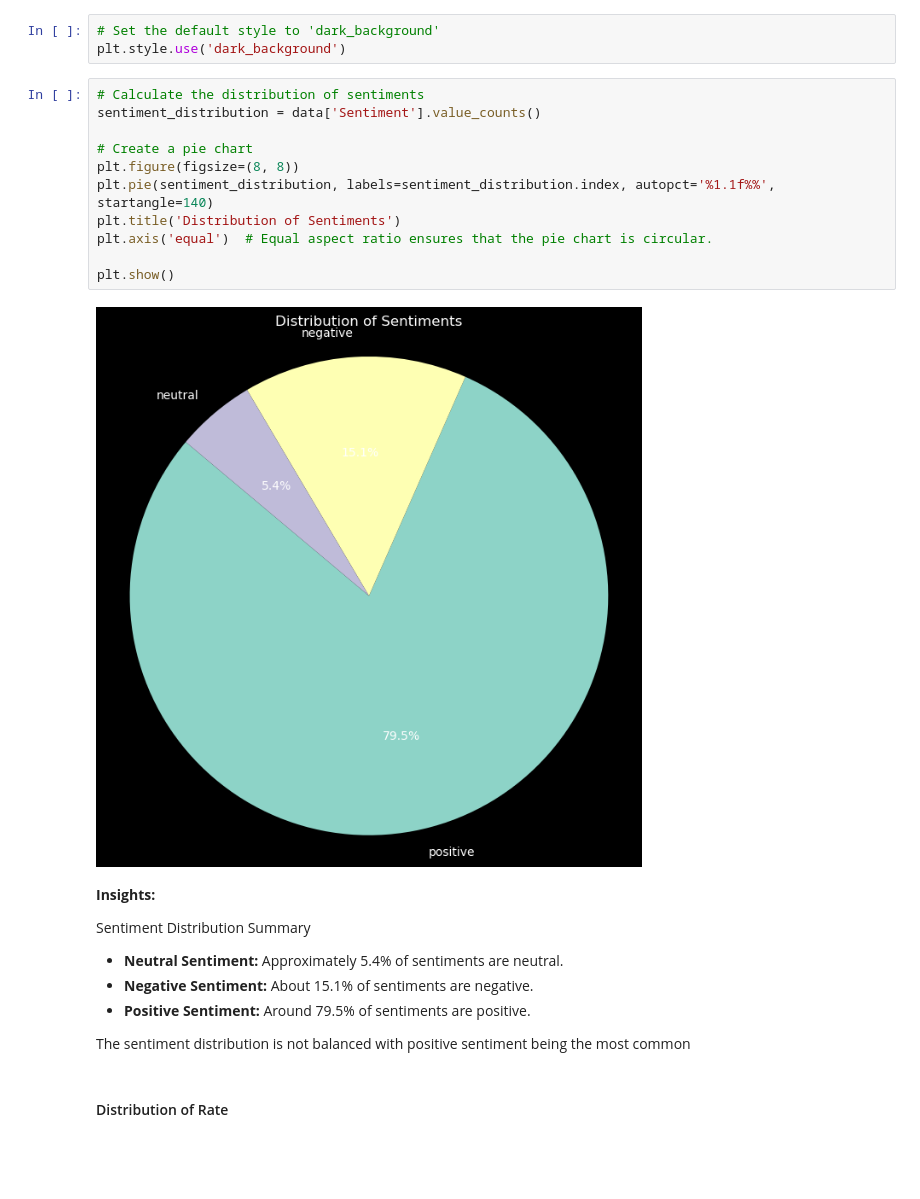
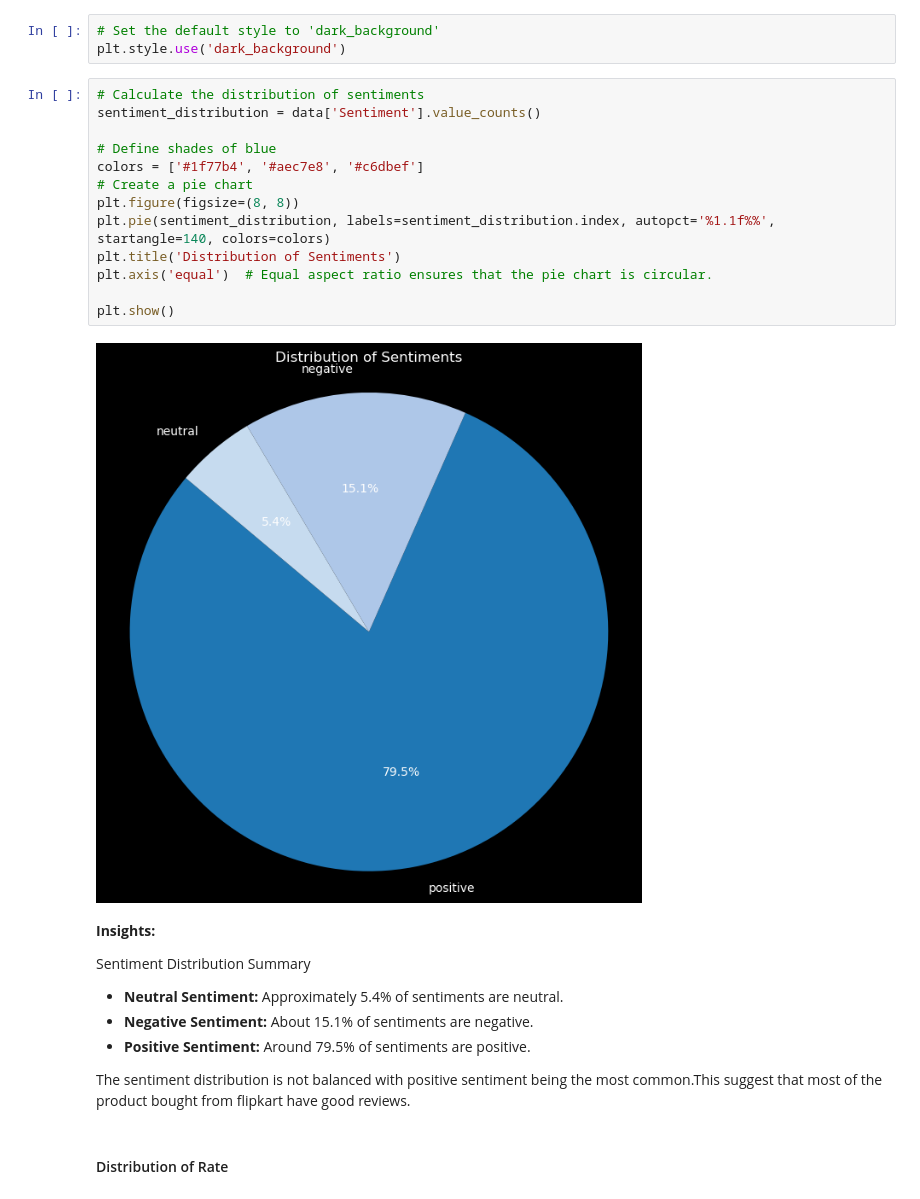
Before and after one commit to marwa9975/Product_Review_Sentiment_Analysis, a Jupyter notebook: notebook.ipynb, the cells around one changed output. Saved outputs shown, nothing was run; the diff lists cells and outputs as text; blank space fills up the shorter version.

```diff
--- a/notebook.ipynb
+++ b/notebook.ipynb
@@ -211,16 +210,18 @@ plt.style.use('dark_background')
 # %%
 # Calculate the distribution of sentiments
 sentiment_distribution = data['Sentiment'].value_counts()
 
+# Define shades of blue
+colors = ['#1f77b4', '#aec7e8', '#c6dbef']
 # Create a pie chart
 plt.figure(figsize=(8, 8))
-plt.pie(sentiment_distribution, labels=sentiment_distribution.index, autopct='%1.1f%%', startangle=140)
+plt.pie(sentiment_distribution, labels=sentiment_distribution.index, autopct='%1.1f%%', startangle=140, colors=colors)
 plt.title('Distribution of Sentiments')
 plt.axis('equal')  # Equal aspect ratio ensures that the pie chart is circular.
 
 plt.show()
 # %% [output]
-[figure, old version]
+[figure, new version]
 # %% [markdown]
 **Insights:**
 
@@ -230,7 +231,7 @@ Sentiment Distribution Summary
 - **Negative Sentiment:** About 15.1% of sentiments are negative.
 - **Positive Sentiment:** Around 79.5% of sentiments are positive.
 
-The sentiment distribution is not balanced with positive sentiment being the most common
+The sentiment distribution is not balanced with positive sentiment being the most common.This suggest that most of the  product bought from flipkart have good reviews.
 # %% [markdown]
 #### Distribution of Rate
 # %%
```
Also changed, not shown: parts of 24 cells of this notebook, 2 other files.
